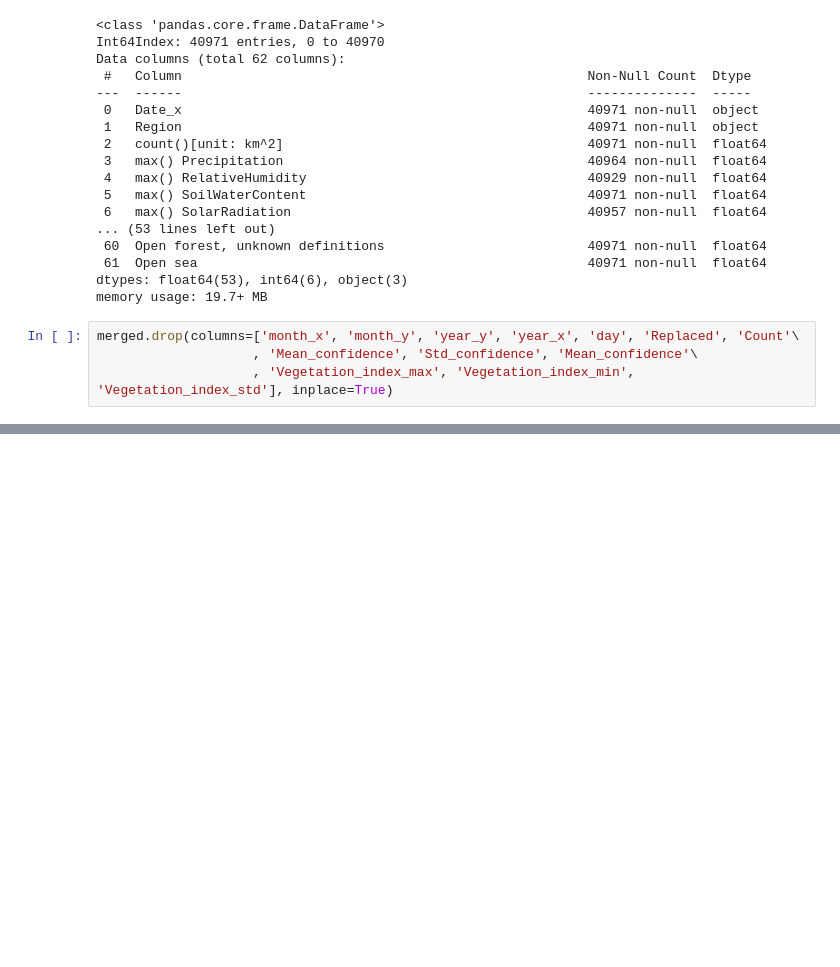
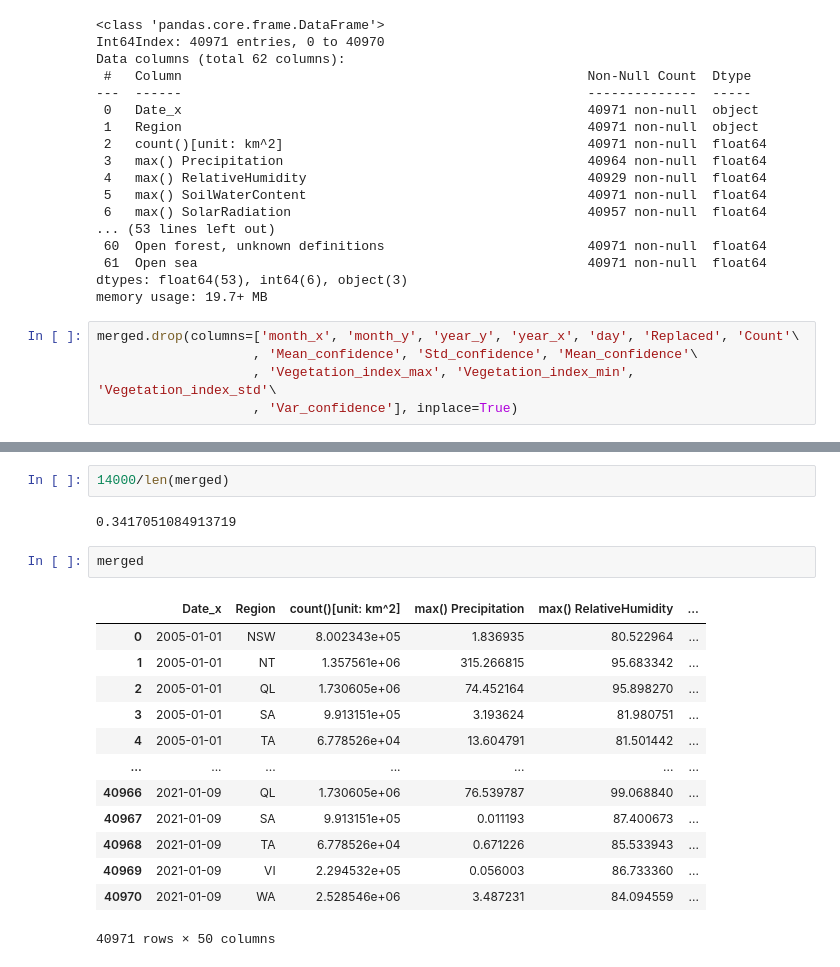
Before and after one commit to miguelferreira13/wildfire_prediction, a Jupyter notebook: notebooks/merge_data.ipynb, the cells around one changed output, grey strips where cells are left out. Saved outputs shown, nothing was run; the diff lists cells and outputs as text; blank space fills up the shorter version.

Commit message:
Adding the merged csv and the jn

```diff
--- a/notebooks/merge_data.ipynb
+++ b/notebooks/merge_data.ipynb
@@ -63,7 +63,8 @@ memory usage: 19.7+ MB
 # %%
 merged.drop(columns=['month_x', 'month_y', 'year_y', 'year_x', 'day', 'Replaced', 'Count'\
                     , 'Mean_confidence', 'Std_confidence', 'Mean_confidence'\
-                    , 'Vegetation_index_max', 'Vegetation_index_min', 'Vegetation_index_std'], inplace=True)
+                    , 'Vegetation_index_max', 'Vegetation_index_min', 'Vegetation_index_std'\
+                    , 'Var_confidence'], inplace=True)
 # %%
 merged.info()
 # %% [output]
@@ -86,0 +110,20 @@ memory usage: 15.9+ MB
+# %%
+14000/len(merged)
+# %% [output]
+0.3417051084913719
+# %%
+merged
+# %% [output]
+|  | Date_x | Region | count()[unit: km^2] | max() Precipitation | max() RelativeHumidity | ... |
+| 0 | 2005-01-01 | NSW | 8.002343e+05 | 1.836935 | 80.522964 | ... |
+| 1 | 2005-01-01 | NT | 1.357561e+06 | 315.266815 | 95.683342 | ... |
+| 2 | 2005-01-01 | QL | 1.730605e+06 | 74.452164 | 95.898270 | ... |
+| 3 | 2005-01-01 | SA | 9.913151e+05 | 3.193624 | 81.980751 | ... |
+| 4 | 2005-01-01 | TA | 6.778526e+04 | 13.604791 | 81.501442 | ... |
+| ... | ... | ... | ... | ... | ... | ... |
+| 40966 | 2021-01-09 | QL | 1.730605e+06 | 76.539787 | 99.068840 | ... |
+| 40967 | 2021-01-09 | SA | 9.913151e+05 | 0.011193 | 87.400673 | ... |
+| 40968 | 2021-01-09 | TA | 6.778526e+04 | 0.671226 | 85.533943 | ... |
+| 40969 | 2021-01-09 | VI | 2.294532e+05 | 0.056003 | 86.733360 | ... |
+| 40970 | 2021-01-09 | WA | 2.528546e+06 | 3.487231 | 84.094559 | ... |
+40971 rows × 50 columns
```
Also changed, not shown: parts of 4 cells of this notebook, 1 other file.
